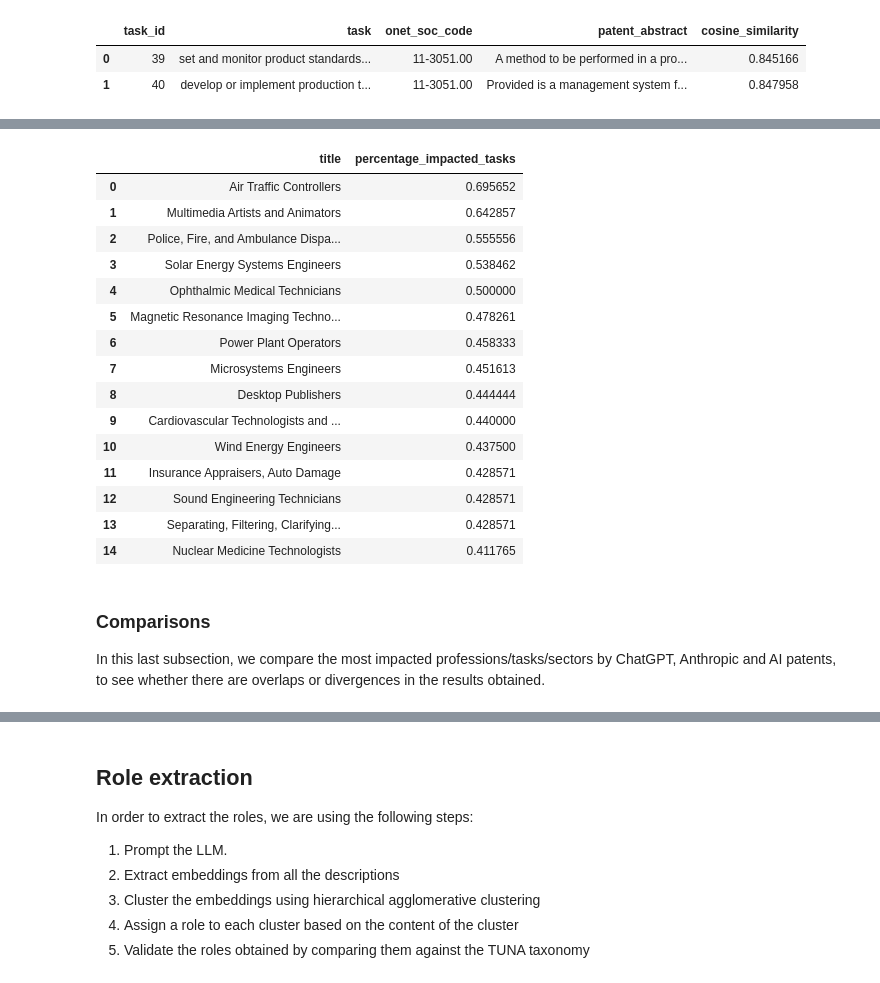
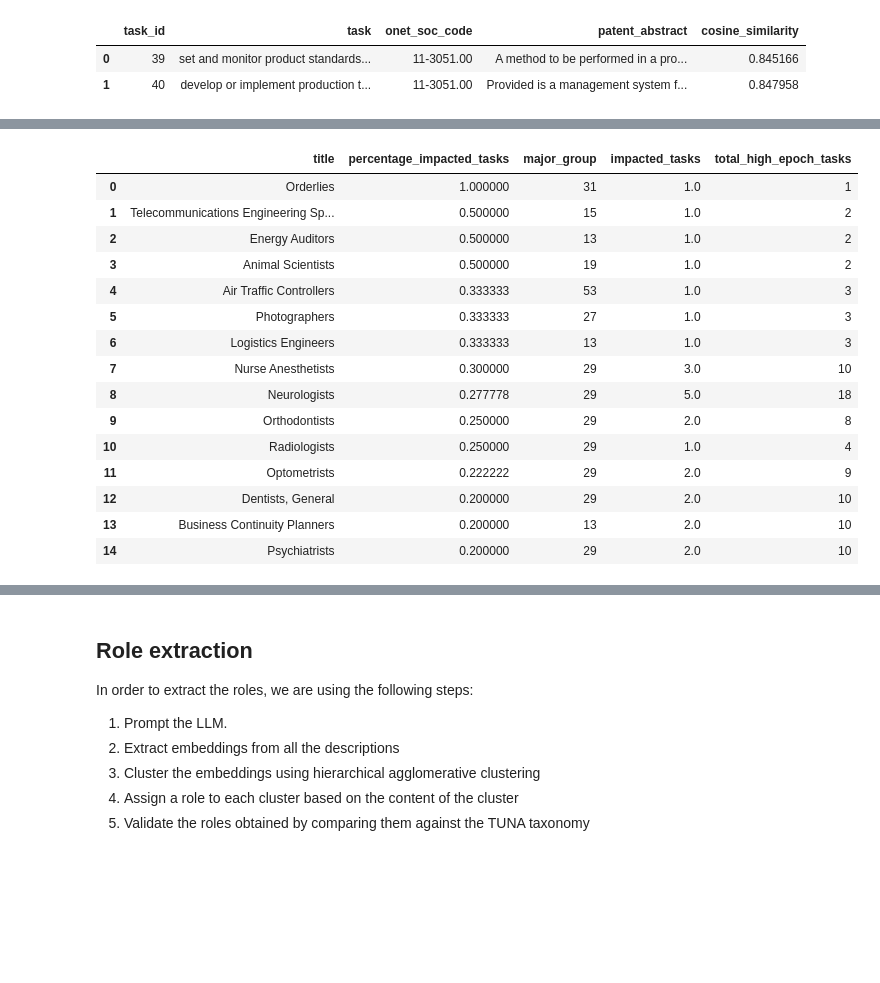
Before and after one commit to Engineering-AI-Systems-Team-3/chatgpt-at-work, a Jupyter notebook: chatgpt_at_work.ipynb, the cells around one changed output, grey strips where cells are left out. Drawn from its saved outputs; the diff is of its cells as text; code cells hidden in the pictures; blank space fills up the shorter version.

```diff
--- a/chatgpt_at_work.ipynb
+++ b/chatgpt_at_work.ipynb
@@ -925,0 +981,3 @@ from our analysis on ChatGPT or the ones from Anthropic's study.
+# %%
+tasks_df["major_group"] = tasks_df["onet_soc_code"].str[:2]
+tasks_df.head(2)
@@ -942,7 +1004,7 @@ patents_df.head(2)
 # Not all the tasks in the patents dataset have a corresponding entry in the tasks dataset
 enriched_patents_df = pd.merge(patents_df, tasks_df, on="task_id", how="right", suffixes=("_patents", "_tasks"))
 enriched_patents_df = enriched_patents_df[["task_id", "task_tasks", "onet_soc_code_tasks", "patent_abstract",
-                                           "title", "cosine_similarity"]].copy()
+                                           "title", "cosine_similarity", "major_group"]].copy()
 enriched_patents_df.rename(columns={"task_tasks": "task", "onet_soc_code_tasks": "onet_soc_code"}, inplace=True)
 enriched_patents_df.head(2)
 # %% [output]
@@ -951,0 +1014,9 @@ enriched_patents_df.head(2)
+# %%
+high_epoch_patents_df = pd.merge(
+    left=high_epoch_tasks_df,
+    right=enriched_patents_df,
+    left_on="Task",
+    right_on="task",
+    how="inner"
+)
+high_epoch_patents_df.head(1)
@@ -952,43 +1035,45 @@ enriched_patents_df.head(2)
 # %%
-# total number of tasks for each title
-total_tasks_df = enriched_patents_df.groupby("title")["task"].nunique().reset_index(name="total_tasks")
+# total number of high-epoch tasks for each title
+total_tasks_df = high_epoch_tasks_df.groupby("Job_Title")["Task"].nunique().reset_index(name="total_high_epoch_tasks")
 
 # total number of unique impacted tasks (i.e. with a valid cosine_similarity) for each title
-unique_impacted_tasks_df = enriched_patents_df.dropna(subset=["cosine_similarity"]).drop_duplicates(subset=["title", "task"])
+unique_impacted_tasks_df = high_epoch_patents_df.dropna(subset=["cosine_similarity"]).drop_duplicates(subset=["title", "task"])
 impacted_tasks_df = unique_impacted_tasks_df.groupby("title")["task"].nunique().reset_index(name="impacted_tasks")
 
-impacted_titles_patents_df = pd.merge(total_tasks_df, impacted_tasks_df, on="title", how="left")
+title_major_group_df = high_epoch_patents_df.groupby("title")["major_group"].first().reset_index()
+
+impacted_titles_patents_df = pd.merge(total_tasks_df, impacted_tasks_df, left_on="Job_Title", right_on="title", how="left")
+impacted_titles_patents_df = pd.merge(impacted_titles_patents_df, title_major_group_df, on="title", how="left")
 
 impacted_titles_patents_df["impacted_tasks"] = impacted_titles_patents_df["impacted_tasks"].fillna(0)
 
+impacted_major_categories_patents_df = impacted_titles_patents_df.groupby("major_group")[["impacted_tasks", "total_high_epoch_tasks"]].sum().reset_index()
+
 impacted_titles_patents_df["percentage_impacted_tasks"] = (
-    impacted_titles_patents_df["impacted_tasks"] / impacted_titles_patents_df["total_tasks"]
+    impacted_titles_patents_df["impacted_tasks"] / impacted_titles_patents_df["total_high_epoch_tasks"]
 )
 
-impacted_titles_patents_df = impacted_titles_patents_df[["title", "percentage_impacted_tasks"]]
+impacted_titles_patents_df = impacted_titles_patents_df[["title", "percentage_impacted_tasks", "major_group", "impacted_tasks", "total_high_epoch_tasks"]]
 
 impacted_titles_patents_df = impacted_titles_patents_df.sort_values(
     by=["percentage_impacted_tasks"], ascending=[False]
 ).reset_index(drop=True)
 
 display(impacted_titles_patents_df.head(15))
 # %% [output]
-|  | title | percentage_impacted_tasks |
-| 0 | Air Traffic Controllers | 0.695652 |
-| 1 | Multimedia Artists and Animators | 0.642857 |
-| 2 | Police, Fire, and Ambulance Dispa... | 0.555556 |
-| 3 | Solar Energy Systems Engineers | 0.538462 |
-| 4 | Ophthalmic Medical Technicians | 0.500000 |
-| 5 | Magnetic Resonance Imaging Techno... | 0.478261 |
-| 6 | Power Plant Operators | 0.458333 |
-| 7 | Microsystems Engineers | 0.451613 |
-| 8 | Desktop Publishers | 0.444444 |
-| 9 | Cardiovascular Technologists and ... | 0.440000 |
-| 10 | Wind Energy Engineers | 0.437500 |
-| 11 | Insurance Appraisers, Auto Damage | 0.428571 |
-| 12 | Sound Engineering Technicians | 0.428571 |
-| 13 | Separating, Filtering, Clarifying... | 0.428571 |
-| 14 | Nuclear Medicine Technologists | 0.411765 |
+|  | title | percentage_impacted_tasks | major_group | impacted_tasks | total_high_epoch_tasks |
+| 0 | Orderlies | 1.000000 | 31 | 1.0 | 1 |
+| 1 | Telecommunications Engineering Sp... | 0.500000 | 15 | 1.0 | 2 |
+| 2 | Energy Auditors | 0.500000 | 13 | 1.0 | 2 |
+| 3 | Animal Scientists | 0.500000 | 19 | 1.0 | 2 |
+| 4 | Air Traffic Controllers | 0.333333 | 53 | 1.0 | 3 |
+| 5 | Photographers | 0.333333 | 27 | 1.0 | 3 |
+| 6 | Logistics Engineers | 0.333333 | 13 | 1.0 | 3 |
+| 7 | Nurse Anesthetists | 0.300000 | 29 | 3.0 | 10 |
+| 8 | Neurologists | 0.277778 | 29 | 5.0 | 18 |
+| 9 | Orthodontists | 0.250000 | 29 | 2.0 | 8 |
+| 10 | Radiologists | 0.250000 | 29 | 1.0 | 4 |
+| 11 | Optometrists | 0.222222 | 29 | 2.0 | 9 |
+| 12 | Dentists, General | 0.200000 | 29 | 2.0 | 10 |
+| 13 | Business Continuity Planners | 0.200000 | 13 | 2.0 | 10 |
+| 14 | Psychiatrists | 0.200000 | 29 | 2.0 | 10 |
-# %% [markdown]
-### Comparisons
-In this last subsection, we compare the most impacted professions/tasks/sectors by ChatGPT, Anthropic and AI patents, to see whether there are overlaps or divergences in the results obtained.
```
Also changed, not shown: parts of 55 cells of this notebook, 9 other files.
